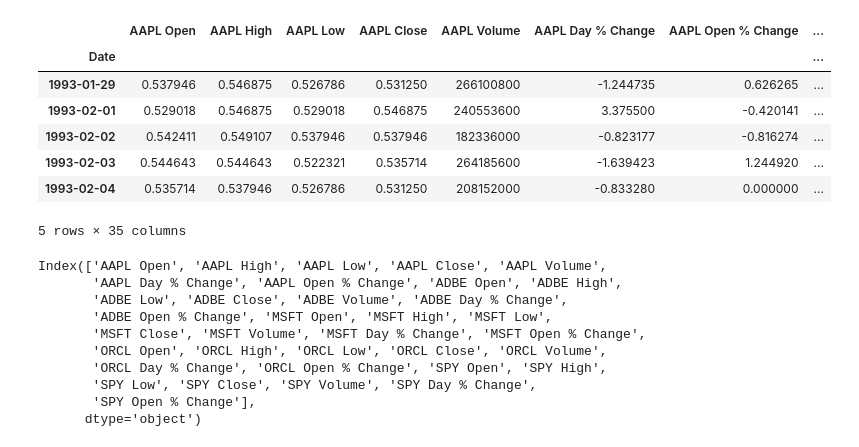
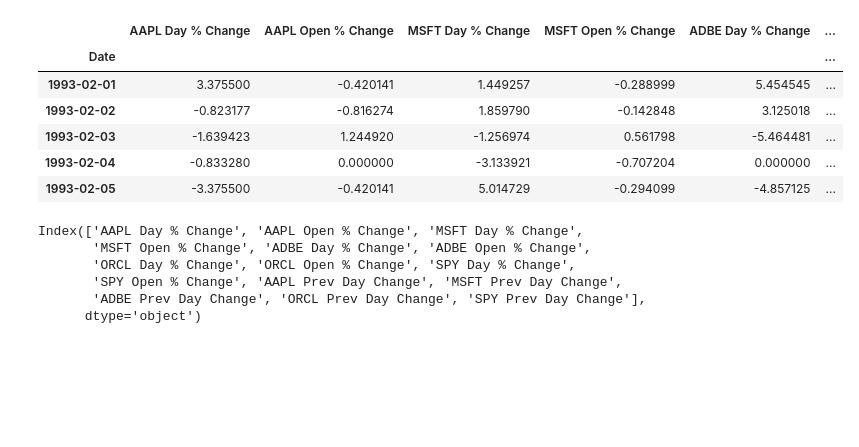
Before and after one commit to ryanbordo/Stock-Prediction, a Jupyter notebook: MSFT Predictions.ipynb, the cells around one changed output. Drawn from its saved outputs; the diff is of its cells as text; code cells hidden in the pictures; blank space fills up the shorter version.

```diff
--- a/MSFT Predictions.ipynb
+++ b/MSFT Predictions.ipynb
@@ -28,24 +42,19 @@ for file_name in glob.glob("data/*.csv"):
-# %%
-df.head()
-# %% [output]
-|  | AAPL Open | AAPL High | AAPL Low | AAPL Close | AAPL Volume | AAPL Day % Change | AAPL Open % Change | ... |
-| Date |  |  |  |  |  |  |  | ... |
-| 1993-01-29 | 0.537946 | 0.546875 | 0.526786 | 0.531250 | 266100800 | -1.244735 | 0.626265 | ... |
-| 1993-02-01 | 0.529018 | 0.546875 | 0.529018 | 0.546875 | 240553600 | 3.375500 | -0.420141 | ... |
-| 1993-02-02 | 0.542411 | 0.549107 | 0.537946 | 0.537946 | 182336000 | -0.823177 | -0.816274 | ... |
-| 1993-02-03 | 0.544643 | 0.544643 | 0.522321 | 0.535714 | 264185600 | -1.639423 | 1.244920 | ... |
-| 1993-02-04 | 0.535714 | 0.537946 | 0.526786 | 0.531250 | 208152000 | -0.833280 | 0.000000 | ... |
-5 rows × 35 columns
+# %%
+full_df.head()
+# %% [output]
+|  | AAPL Day % Change | AAPL Open % Change | MSFT Day % Change | MSFT Open % Change | ADBE Day % Change | ... |
+| Date |  |  |  |  |  | ... |
+| 1993-02-01 | 3.375500 | -0.420141 | 1.449257 | -0.288999 | 5.454545 | ... |
+| 1993-02-02 | -0.823177 | -0.816274 | 1.859790 | -0.142848 | 3.125018 | ... |
+| 1993-02-03 | -1.639423 | 1.244920 | -1.256974 | 0.561798 | -5.464481 | ... |
+| 1993-02-04 | -0.833280 | 0.000000 | -3.133921 | -0.707204 | 0.000000 | ... |
+| 1993-02-05 | -3.375500 | -0.420141 | 5.014729 | -0.294099 | -4.857125 | ... |
 # %%
-df.columns
+full_df.columns
 # %% [output]
-Index(['AAPL Open', 'AAPL High', 'AAPL Low', 'AAPL Close', 'AAPL Volume',
-       'AAPL Day % Change', 'AAPL Open % Change', 'ADBE Open', 'ADBE High',
-       'ADBE Low', 'ADBE Close', 'ADBE Volume', 'ADBE Day % Change',
-       'ADBE Open % Change', 'MSFT Open', 'MSFT High', 'MSFT Low',
-       'MSFT Close', 'MSFT Volume', 'MSFT Day % Change', 'MSFT Open % Change',
-       'ORCL Open', 'ORCL High', 'ORCL Low', 'ORCL Close', 'ORCL Volume',
-       'ORCL Day % Change', 'ORCL Open % Change', 'SPY Open', 'SPY High',
-       'SPY Low', 'SPY Close', 'SPY Volume', 'SPY Day % Change',
-       'SPY Open % Change'],
+Index(['AAPL Day % Change', 'AAPL Open % Change', 'MSFT Day % Change',
+       'MSFT Open % Change', 'ADBE Day % Change', 'ADBE Open % Change',
+       'ORCL Day % Change', 'ORCL Open % Change', 'SPY Day % Change',
+       'SPY Open % Change', 'AAPL Prev Day Change', 'MSFT Prev Day Change',
+       'ADBE Prev Day Change', 'ORCL Prev Day Change', 'SPY Prev Day Change'],
       dtype='object')
```
Also changed, not shown: parts of 32 cells of this notebook.
